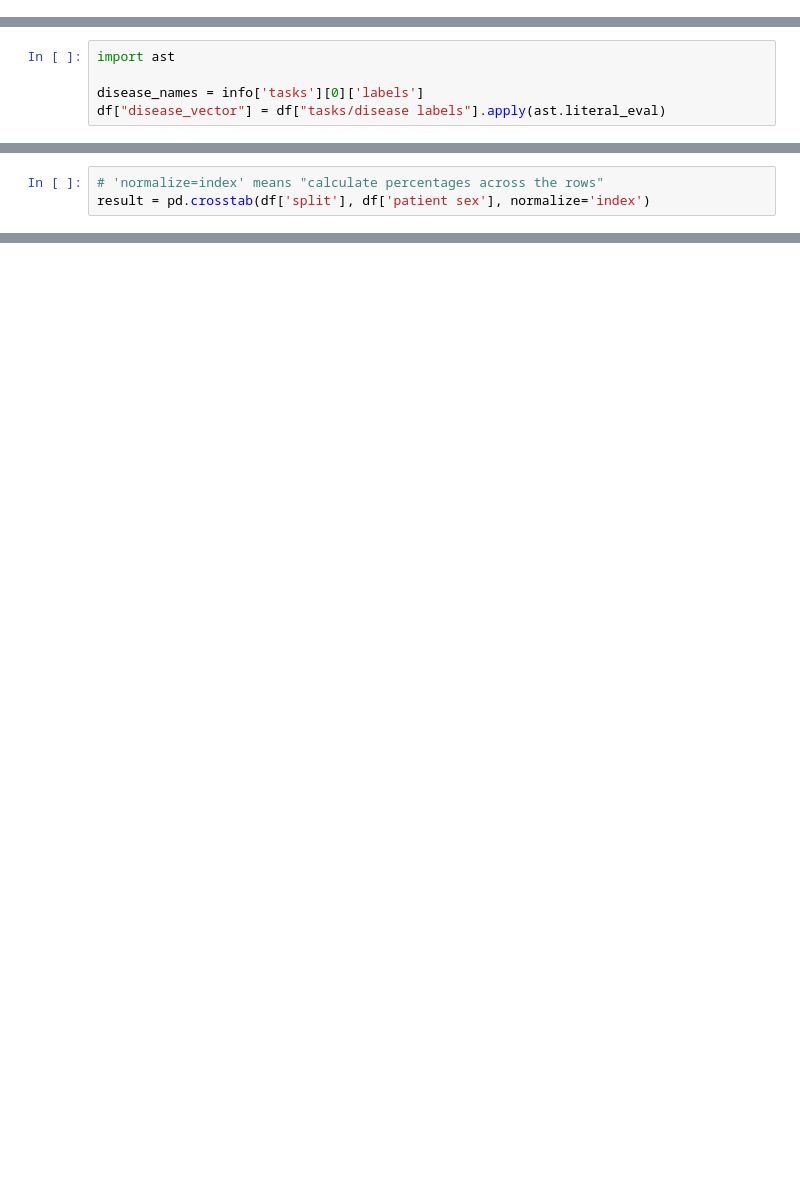
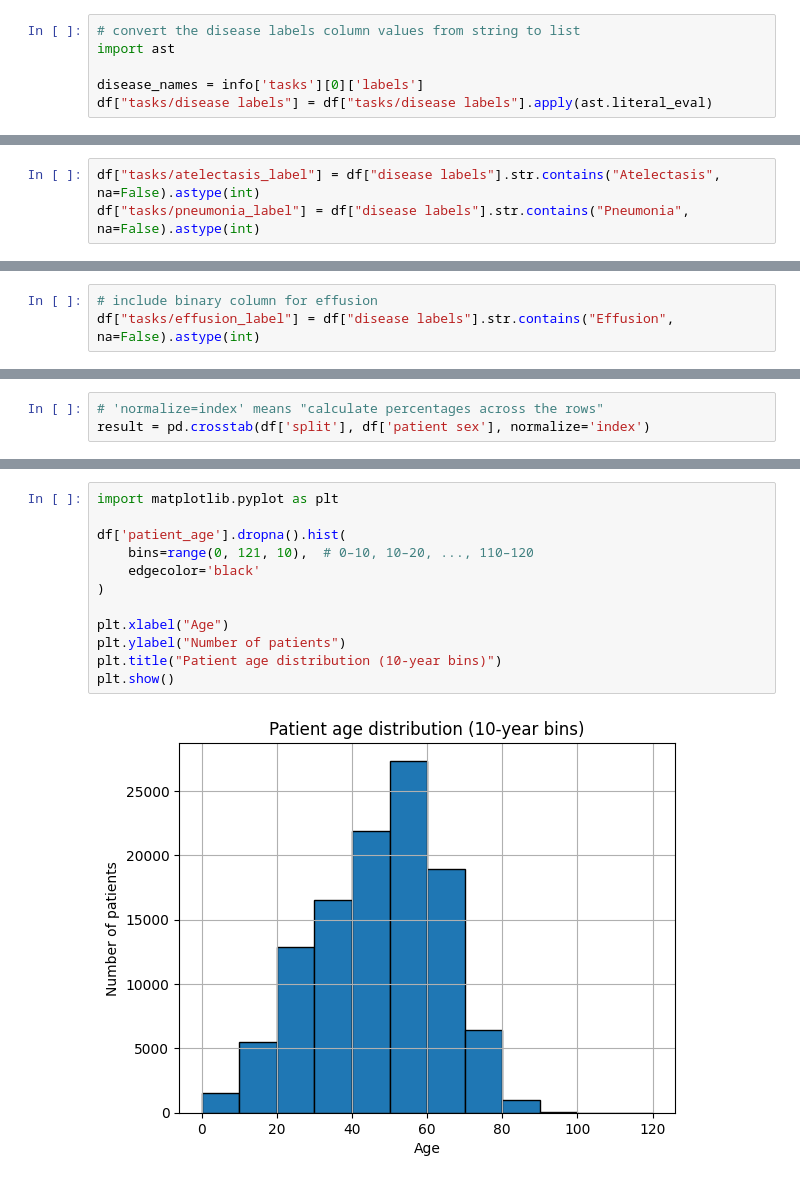
Before and after one commit to weixisee/COMP3931_Individual_Project, a Jupyter notebook: notebook/1_DataPreprocessing.ipynb, the cells around one changed output, grey strips where cells are left out. Cells and saved outputs as stored; diff of their text form; blank space fills up the shorter version.

```diff
--- a/notebook/1_DataPreprocessing.ipynb
+++ b/notebook/1_DataPreprocessing.ipynb
@@ -25,0 +63,6 @@ df.head()
+# %%
+# convert the disease labels column values from string to list
+import ast
+
+disease_names = info['tasks'][0]['labels']
+df["tasks/disease labels"] = df["tasks/disease labels"].apply(ast.literal_eval)
@@ -25,0 +100,3 @@ df.head()
+# %%
+df["tasks/atelectasis_label"] = df["disease labels"].str.contains("Atelectasis", na=False).astype(int)
+df["tasks/pneumonia_label"] = df["disease labels"].str.contains("Pneumonia", na=False).astype(int)
@@ -25,0 +119,3 @@ df.head()
+# %%
+# include binary column for effusion
+df["tasks/effusion_label"] = df["disease labels"].str.contains("Effusion", na=False).astype(int)
@@ -106,7 +306,2 @@ print("Val ∩ Test:", len(val_ids & test_ids))
 # %% [markdown]
 To identify the total number of cases for each disease labels.
-# %%
-import ast
-
-disease_names = info['tasks'][0]['labels']
-df["disease_vector"] = df["tasks/disease labels"].apply(ast.literal_eval)
@@ -148,0 +438,14 @@ df.groupby('split')['patient_age_group'].value_counts(normalize=True)
+# %%
+import matplotlib.pyplot as plt
+
+df['patient_age'].dropna().hist(
+    bins=range(0, 121, 10),  # 0–10, 10–20, ..., 110–120
+    edgecolor='black'
+)
+
+plt.xlabel("Age")
+plt.ylabel("Number of patients")
+plt.title("Patient age distribution (10-year bins)")
+plt.show()
+# %% [output]
+[figure, added]
```
Also changed, not shown: parts of 52 cells of this notebook.
